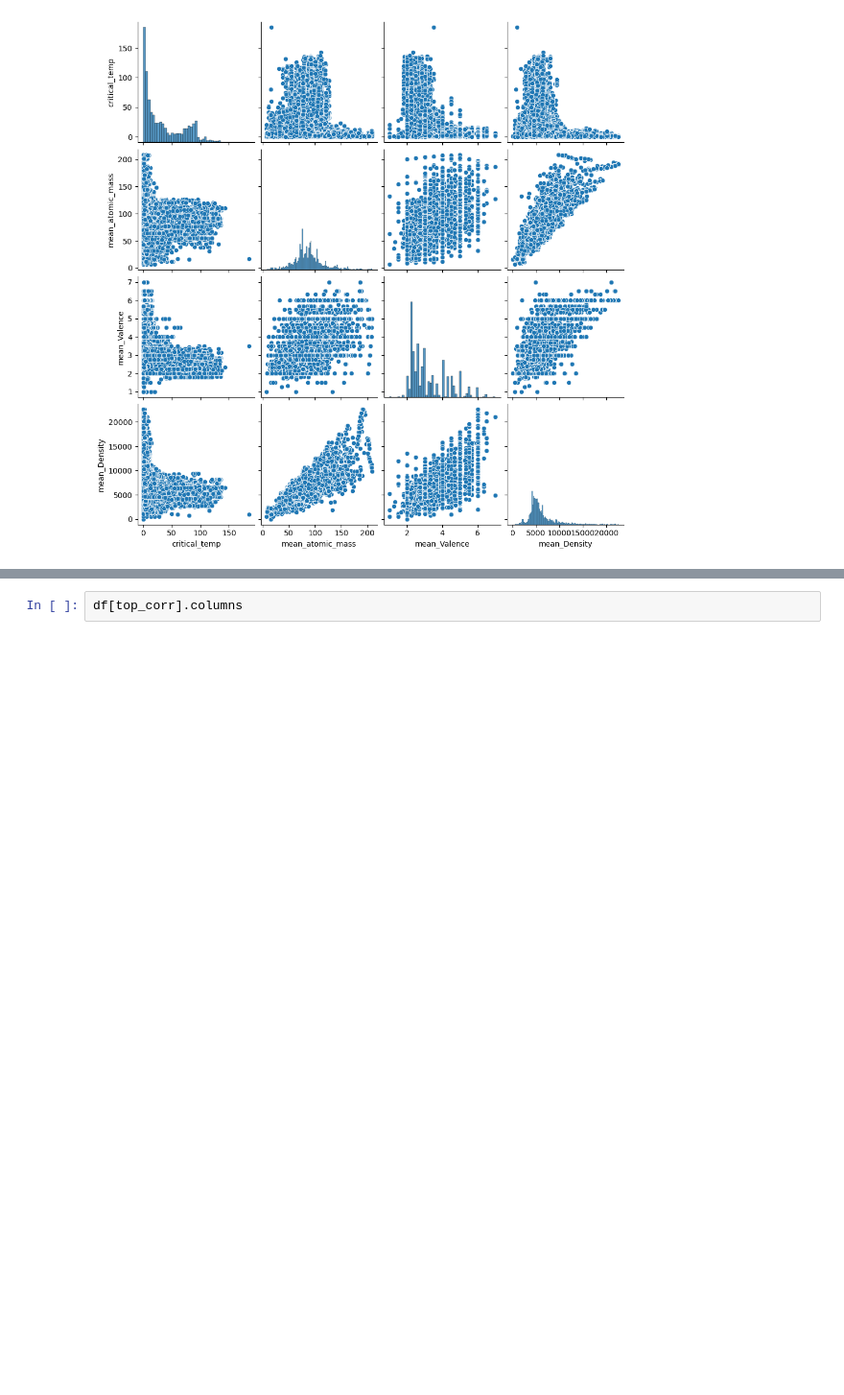
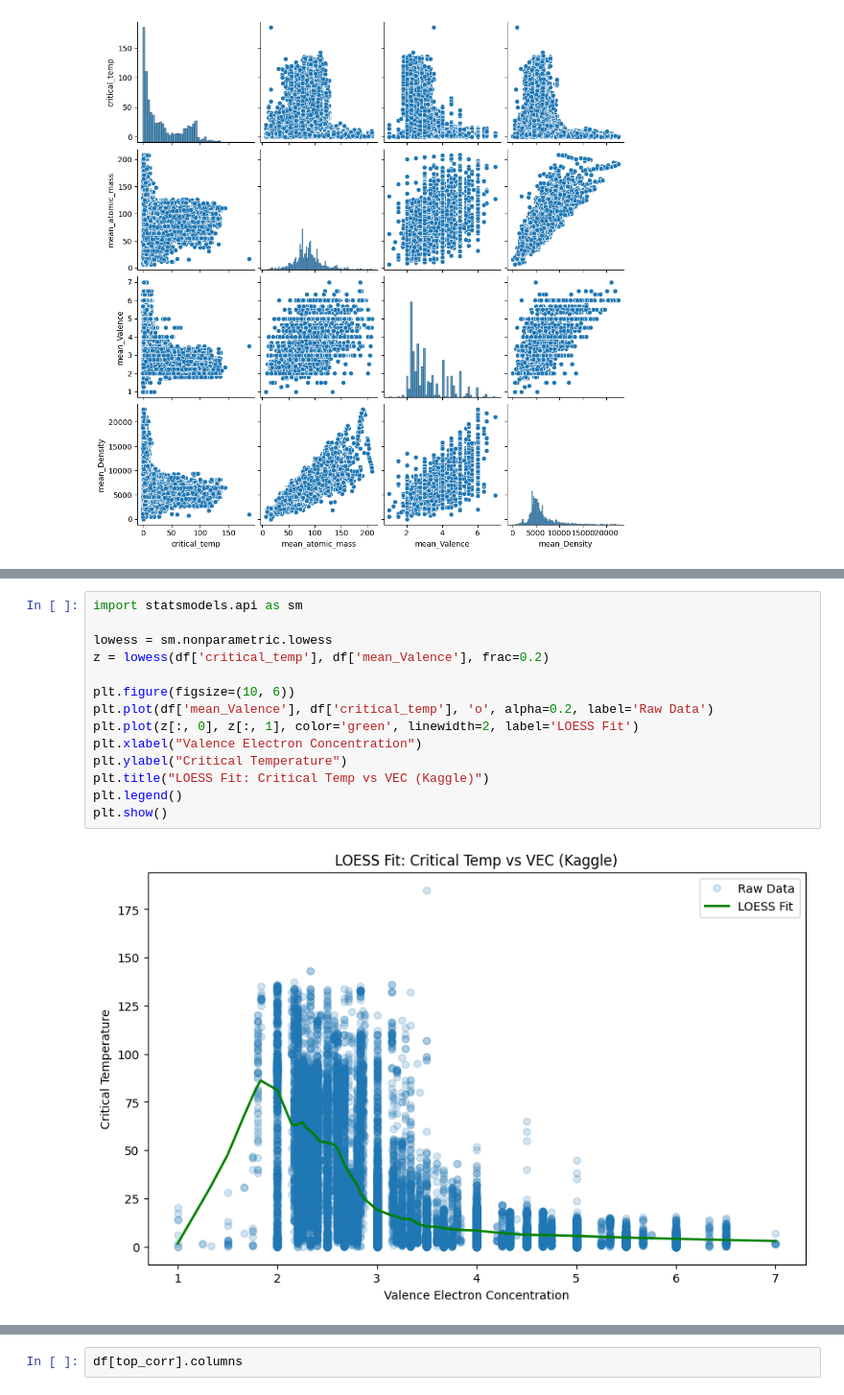
Before and after one commit to mikko098/superconductivity, a Jupyter notebook: dataprocessing.ipynb, the cells around one changed output, grey strips where cells are left out. Shown at 96% size. Saved outputs shown, nothing was run; the diff lists cells and outputs as text; blank space fills up the shorter version.

```diff
--- a/dataprocessing.ipynb
+++ b/dataprocessing.ipynb
@@ -221,0 +239,16 @@ plt.show()
+# %%
+import statsmodels.api as sm
+
+lowess = sm.nonparametric.lowess
+z = lowess(df['critical_temp'], df['mean_Valence'], frac=0.2)
+
+plt.figure(figsize=(10, 6))
+plt.plot(df['mean_Valence'], df['critical_temp'], 'o', alpha=0.2, label='Raw Data')
+plt.plot(z[:, 0], z[:, 1], color='green', linewidth=2, label='LOESS Fit')
+plt.xlabel("Valence Electron Concentration")
+plt.ylabel("Critical Temperature")
+plt.title("LOESS Fit: Critical Temp vs VEC (Kaggle)")
+plt.legend()
+plt.show()
+# %% [output]
+[figure, added]
```
Also changed, not shown: parts of 47 cells of this notebook.
